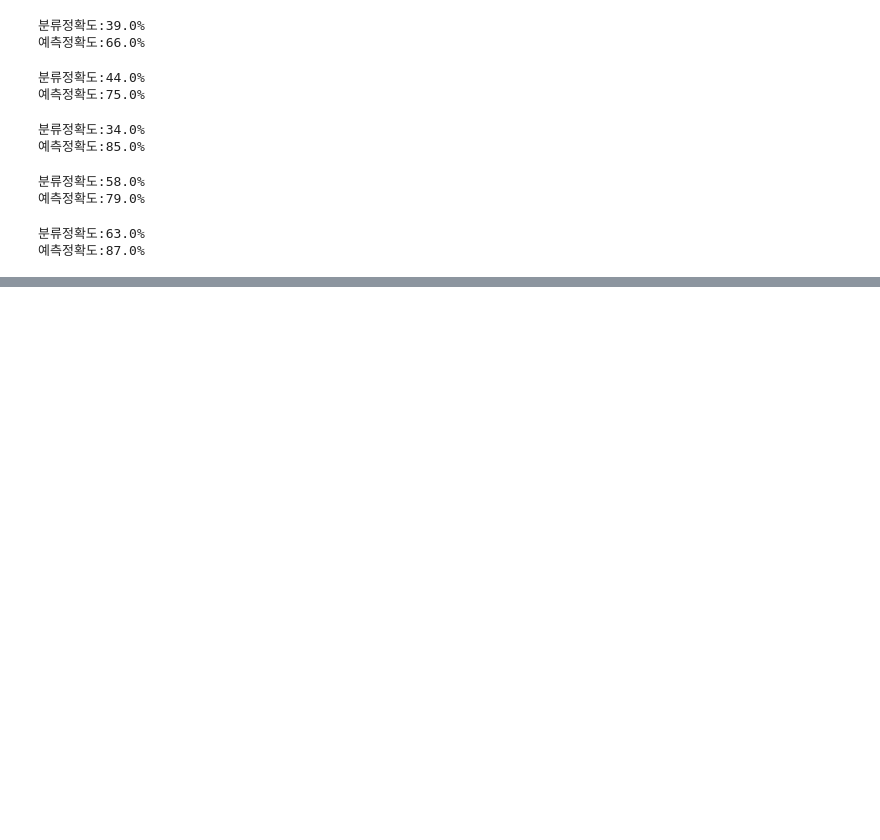
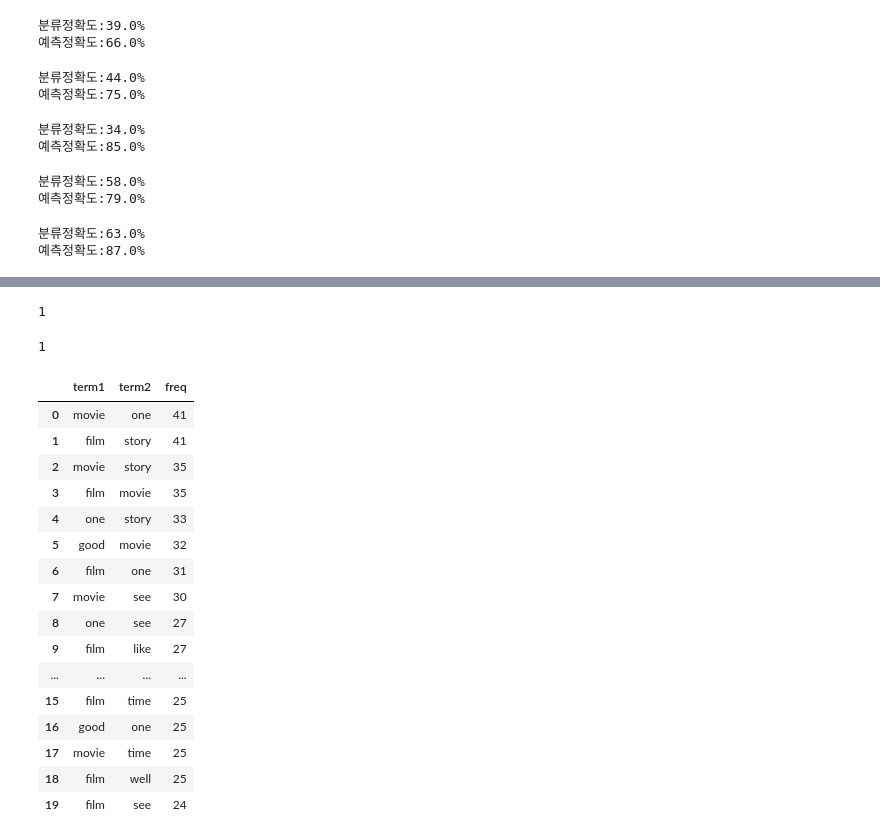
Before and after one commit to hyewon961117/hw_study2, a Jupyter notebook: two/012_텍스트마이닝.ipynb, the cells around one changed output, grey strips where cells are left out. Saved outputs shown, nothing was run; the diff lists cells and outputs as text; code cells hidden in the pictures; blank space fills up the shorter version.

```diff
--- a/two/012_텍스트마이닝.ipynb
+++ b/two/012_텍스트마이닝.ipynb
@@ -2623,0 +2648,71 @@ neg_review(svm)
+# %%
+from nltk.tokenize import RegexpTokenizer
+from nltk.corpus import stopwords
+import pandas as pd
+
+tokenizer = RegexpTokenizer('[\w]+') #알파벳, 숫자, _ 외는 버리겠다.
+stop_words = stopwords.words('english')
+
+#동시출현 단어 계산
+count = {}   #동시출현 빈도가 저장될 dict
+
+for line in lines_pos:
+    words =  line.lower() # 소문자로 변경
+    tokens = tokenizer.tokenize(words) # 단어 나누기
+
+    #불용어 제거, 불용어에 br 추가
+    stopped_tokens = [i for i in list(set(tokens)) if i not in stop_words+["br"]]
+
+    #글자수가 1인 단어 제외
+    stopped_tokens2 = [i for i in stopped_tokens if len(i)>1]
+
+    for i, a in enumerate(stopped_tokens2): # enumerate : 인덱스와 값을 리턴
+        for b in stopped_tokens2[i+1:]:
+            if a>b: # 알파벳 문자 순서를 검사
+                count[b, a] = count.get((b, a),0) + 1  # 없으면 0 있으면 키값을 꺼내오세요
+            else :
+                count[a, b] = count.get((a, b),0) + 1
+# %%
+count.get(('insane','making'),0)
+# %% [output]
+1
+# %%
+count['insane','making']
+# %% [output]
+1
+# %%
+#딕셔너리로부터 데이터프레임 생성
+df=pd.DataFrame.from_dict(count, orient='index')
+
+#리스트 구성
+list1=[]
+
+for i in range(len(df)):
+    list1.append([df.index[i][0],df.index[i][1],df[0][i]])
+# %%
+df2=pd.DataFrame(list1, columns=["term1","term2","freq"])
+df3=df2.sort_values(by=['freq'],ascending=False)
+df3_pos=df3.reset_index(drop=True)
+
+#동시출현 단어 페어 빈도 상위 20개 출력
+df3_pos.head(20)
+
+#film과 story 총 41회 동시에 출현
+# %% [output]
+|  | term1 | term2 | freq |
+| 0 | movie | one | 41 |
+| 1 | film | story | 41 |
+| 2 | movie | story | 35 |
+| 3 | film | movie | 35 |
+| 4 | one | story | 33 |
+| 5 | good | movie | 32 |
+| 6 | film | one | 31 |
+| 7 | movie | see | 30 |
+| 8 | one | see | 27 |
+| 9 | film | like | 27 |
+| ... | ... | ... | ... |
+| 15 | film | time | 25 |
+| 16 | good | one | 25 |
+| 17 | movie | time | 25 |
+| 18 | film | well | 25 |
+| 19 | film | see | 24 |
```
Also changed, not shown: parts of 33 cells of this notebook, 40 other files.
